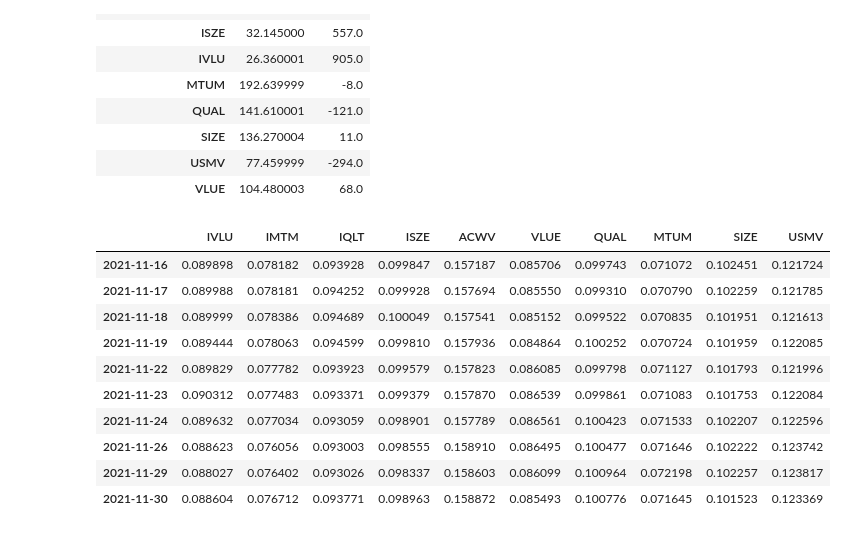
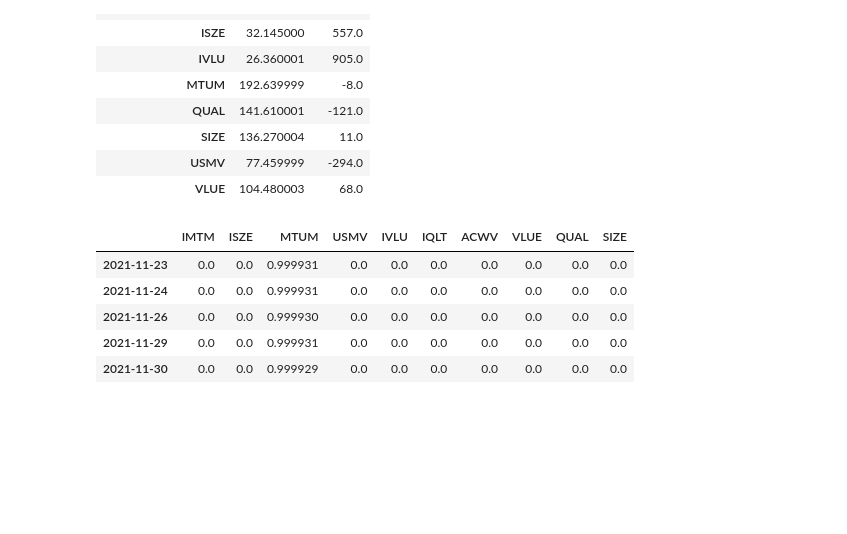
Before and after one commit to kirillstepanovv/Python-for-Finance, a Jupyter notebook: Portfolio Optimization /Optimized FS Invest Portfolio /FS_Invest_Optimization.ipynb, the cells around one changed output. Drawn from its saved outputs; the diff is of its cells as text; code cells hidden in the pictures; blank space fills up the shorter version.

```diff
--- a/Portfolio Optimization /Optimized FS Invest Portfolio /FS_Invest_Optimization.ipynb
+++ b/Portfolio Optimization /Optimized FS Invest Portfolio /FS_Invest_Optimization.ipynb
@@ -335,16 +335,11 @@ result_invvol.get_transactions().tail(10)
 |  | USMV | 77.459999 | -294.0 |
 |  | VLUE | 104.480003 | 68.0 |
 # %%
-result_invvol.get_security_weights().tail(10)
+result_meanvar.get_security_weights().tail()
 # %% [output]
-|  | IVLU | IMTM | IQLT | ISZE | ACWV | VLUE | QUAL | MTUM | SIZE | USMV |
-| 2021-11-16 | 0.089898 | 0.078182 | 0.093928 | 0.099847 | 0.157187 | 0.085706 | 0.099743 | 0.071072 | 0.102451 | 0.121724 |
-| 2021-11-17 | 0.089988 | 0.078181 | 0.094252 | 0.099928 | 0.157694 | 0.085550 | 0.099310 | 0.070790 | 0.102259 | 0.121785 |
-| 2021-11-18 | 0.089999 | 0.078386 | 0.094689 | 0.100049 | 0.157541 | 0.085152 | 0.099522 | 0.070835 | 0.101951 | 0.121613 |
-| 2021-11-19 | 0.089444 | 0.078063 | 0.094599 | 0.099810 | 0.157936 | 0.084864 | 0.100252 | 0.070724 | 0.101959 | 0.122085 |
-| 2021-11-22 | 0.089829 | 0.077782 | 0.093923 | 0.099579 | 0.157823 | 0.086085 | 0.099798 | 0.071127 | 0.101793 | 0.121996 |
-| 2021-11-23 | 0.090312 | 0.077483 | 0.093371 | 0.099379 | 0.157870 | 0.086539 | 0.099861 | 0.071083 | 0.101753 | 0.122084 |
-| 2021-11-24 | 0.089632 | 0.077034 | 0.093059 | 0.098901 | 0.157789 | 0.086561 | 0.100423 | 0.071533 | 0.102207 | 0.122596 |
-| 2021-11-26 | 0.088623 | 0.076056 | 0.093003 | 0.098555 | 0.158910 | 0.086495 | 0.100477 | 0.071646 | 0.102222 | 0.123742 |
-| 2021-11-29 | 0.088027 | 0.076402 | 0.093026 | 0.098337 | 0.158603 | 0.086099 | 0.100964 | 0.072198 | 0.102257 | 0.123817 |
-| 2021-11-30 | 0.088604 | 0.076712 | 0.093771 | 0.098963 | 0.158872 | 0.085493 | 0.100776 | 0.071645 | 0.101523 | 0.123369 |
+|  | IMTM | ISZE | MTUM | USMV | IVLU | IQLT | ACWV | VLUE | QUAL | SIZE |
+| 2021-11-23 | 0.0 | 0.0 | 0.999931 | 0.0 | 0.0 | 0.0 | 0.0 | 0.0 | 0.0 | 0.0 |
+| 2021-11-24 | 0.0 | 0.0 | 0.999931 | 0.0 | 0.0 | 0.0 | 0.0 | 0.0 | 0.0 | 0.0 |
+| 2021-11-26 | 0.0 | 0.0 | 0.999930 | 0.0 | 0.0 | 0.0 | 0.0 | 0.0 | 0.0 | 0.0 |
+| 2021-11-29 | 0.0 | 0.0 | 0.999931 | 0.0 | 0.0 | 0.0 | 0.0 | 0.0 | 0.0 | 0.0 |
+| 2021-11-30 | 0.0 | 0.0 | 0.999929 | 0.0 | 0.0 | 0.0 | 0.0 | 0.0 | 0.0 | 0.0 |
```
Also changed, not shown: parts of 3 cells of this notebook.
